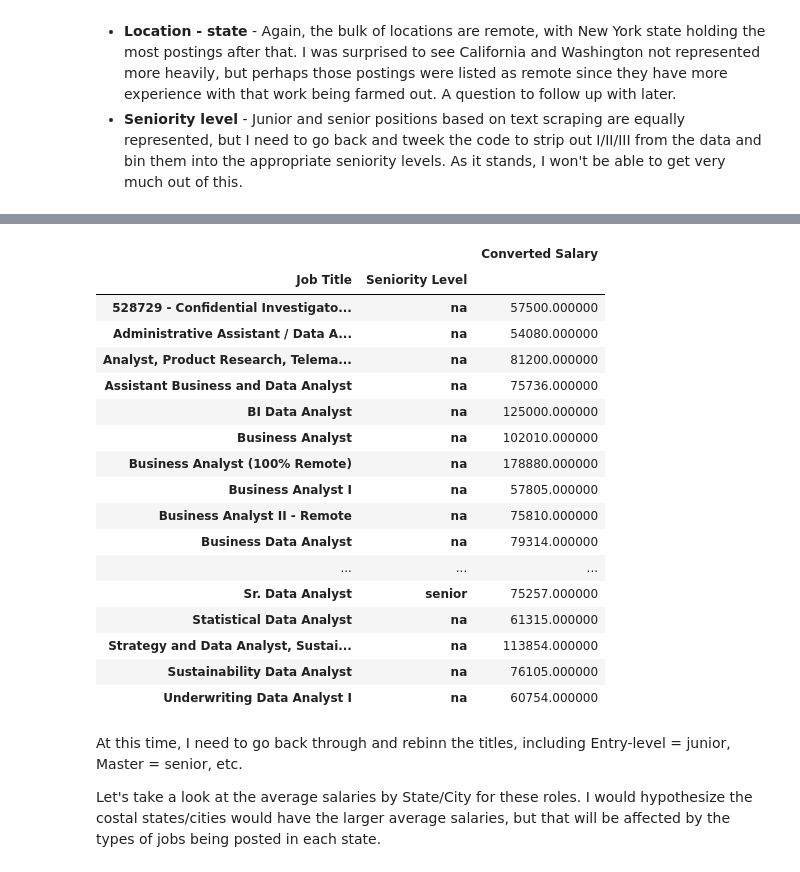
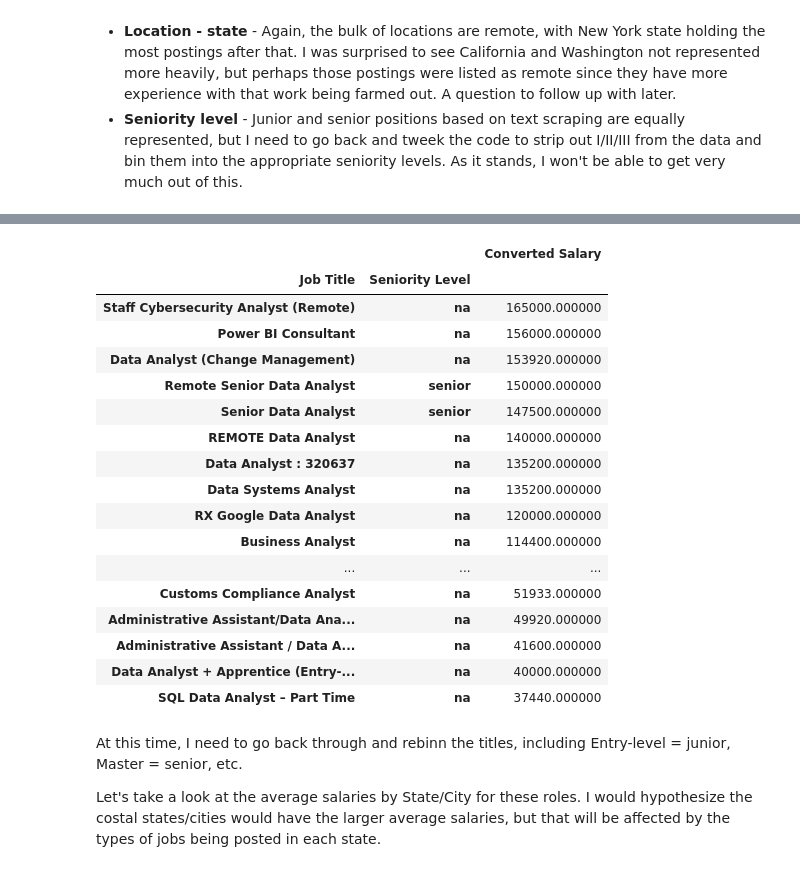
Before and after one commit to markfarrugia29/Webscraping-and-analysis-projects, a Jupyter notebook: Glassdoor_webscraper/Jupyter_notebooks/EDA_webscraper.ipynb, the cells around one changed output, grey strips where cells are left out. Cells and saved outputs as stored; diff of their text form; code cells hidden in the pictures.

```diff
--- a/Glassdoor_webscraper/Jupyter_notebooks/EDA_webscraper.ipynb
+++ b/Glassdoor_webscraper/Jupyter_notebooks/EDA_webscraper.ipynb
@@ -185,26 +189,26 @@ Junior Business Analyst                                           7
 Name: Job Title, dtype: int64
 # %%
 pd.set_option('display.max_rows', None)
-pd.pivot_table(df, index = ["Job Title", "Seniority Level"], values = 'Converted Salary')
+pd.pivot_table(df, index = ["Job Title", "Seniority Level"], values = 'Converted Salary').sort_values('Converted Salary', ascending = False)
 # %% [output]
 |  |  | Converted Salary |
 | Job Title | Seniority Level |  |
-| 528729 - Confidential Investigato... | na | 57500.000000 |
-| Administrative Assistant / Data A... | na | 54080.000000 |
-| Analyst, Product Research, Telema... | na | 81200.000000 |
-| Assistant Business and Data Analyst | na | 75736.000000 |
-| BI Data Analyst | na | 125000.000000 |
-| Business Analyst | na | 102010.000000 |
-| Business Analyst (100% Remote) | na | 178880.000000 |
-| Business Analyst I | na | 57805.000000 |
-| Business Analyst II - Remote | na | 75810.000000 |
-| Business Data Analyst | na | 79314.000000 |
+| Staff Cybersecurity Analyst (Remote) | na | 165000.000000 |
+| Power BI Consultant | na | 156000.000000 |
+| Data Analyst (Change Management) | na | 153920.000000 |
+| Remote Senior Data Analyst | senior | 150000.000000 |
+| Senior Data Analyst | senior | 147500.000000 |
+| REMOTE Data Analyst | na | 140000.000000 |
+| Data Analyst : 320637 | na | 135200.000000 |
+| Data Systems Analyst | na | 135200.000000 |
+| RX Google Data Analyst | na | 120000.000000 |
+| Business Analyst | na | 114400.000000 |
 | ... | ... | ... |
-| Sr. Data Analyst | senior | 75257.000000 |
-| Statistical Data Analyst | na | 61315.000000 |
-| Strategy and Data Analyst, Sustai... | na | 113854.000000 |
-| Sustainability Data Analyst | na | 76105.000000 |
-| Underwriting Data Analyst I | na | 60754.000000 |
+| Customs Compliance Analyst | na | 51933.000000 |
+| Administrative Assistant/Data Ana... | na | 49920.000000 |
+| Administrative Assistant / Data A... | na | 41600.000000 |
+| Data Analyst + Apprentice (Entry-... | na | 40000.000000 |
+| SQL Data Analyst – Part Time | na | 37440.000000 |
 # %% [markdown]
 At this time, I need to go back through and rebinn the titles, including Entry-level = junior, Master = senior, etc.
 
```
Also changed, not shown: parts of 20 cells of this notebook, 6 other files.
